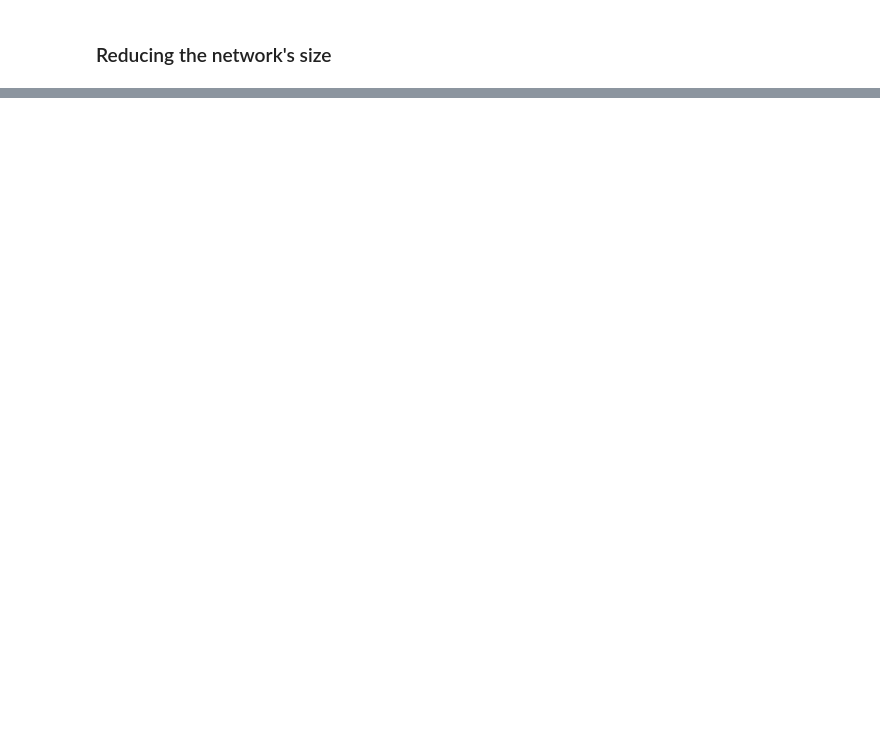
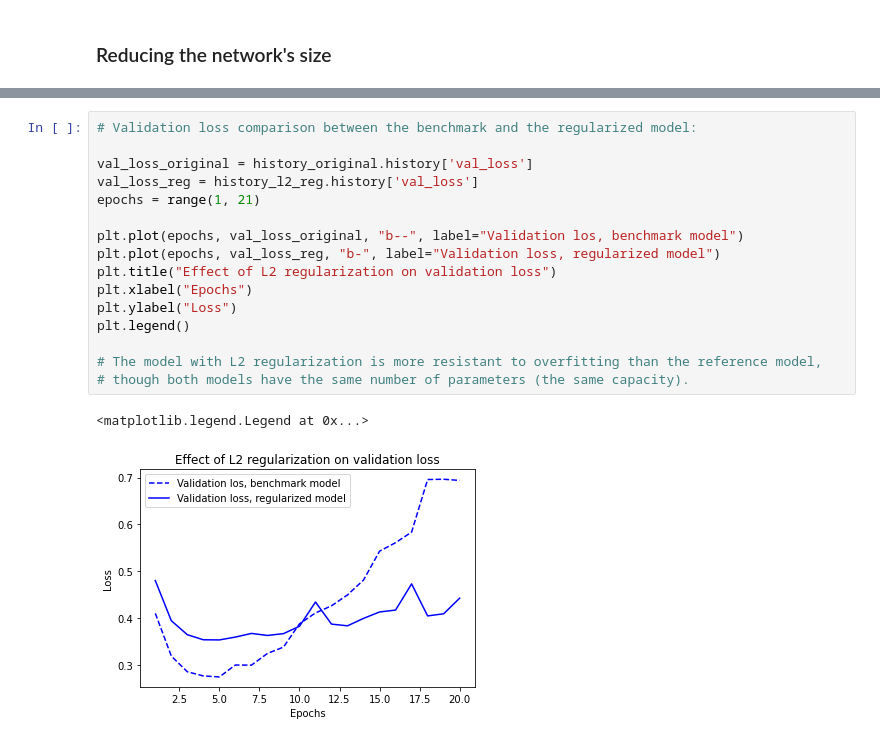
Before and after one commit to Bohdan-at-Kulinich/Machine-Learning, a Jupyter notebook: Regularization.ipynb, the cells around one changed output, grey strips where cells are left out. Saved outputs shown, nothing was run; the diff lists cells and outputs as text; blank space fills up the shorter version.

```diff
--- a/Regularization.ipynb
+++ b/Regularization.ipynb
@@ -35,0 +237,19 @@ history_original = model.fit(train_data, train_labels,
+# %%
+# Validation loss comparison between the benchmark and the regularized model:
+
+val_loss_original = history_original.history['val_loss']
+val_loss_reg = history_l2_reg.history['val_loss']
+epochs = range(1, 21)
+
+plt.plot(epochs, val_loss_original, "b--", label="Validation los, benchmark model")
+plt.plot(epochs, val_loss_reg, "b-", label="Validation loss, regularized model")
+plt.title("Effect of L2 regularization on validation loss")
+plt.xlabel("Epochs")
+plt.ylabel("Loss")
+plt.legend()
+
+# The model with L2 regularization is more resistant to overfitting than the reference model,
+# though both models have the same number of parameters (the same capacity).
+# %% [output]
+<matplotlib.legend.Legend at 0x...>
+[figure, added]
```
Also changed, not shown: parts of 9 cells of this notebook.
